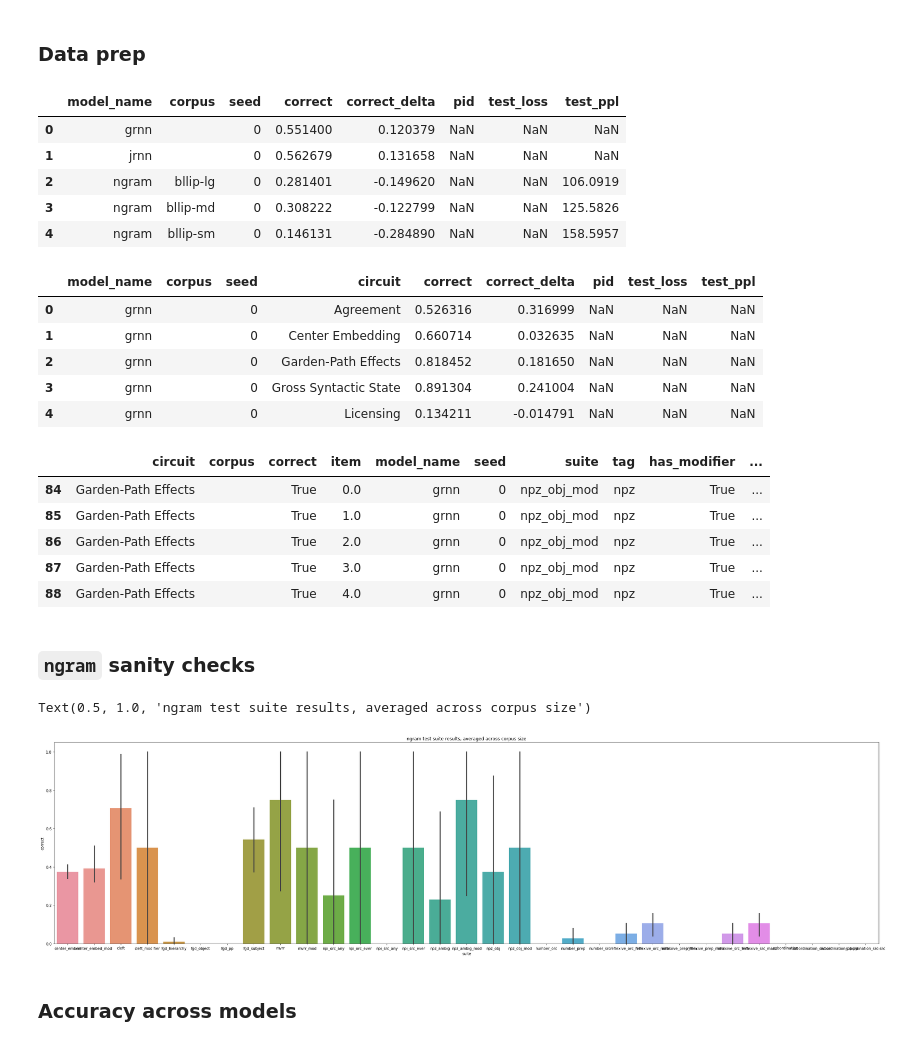
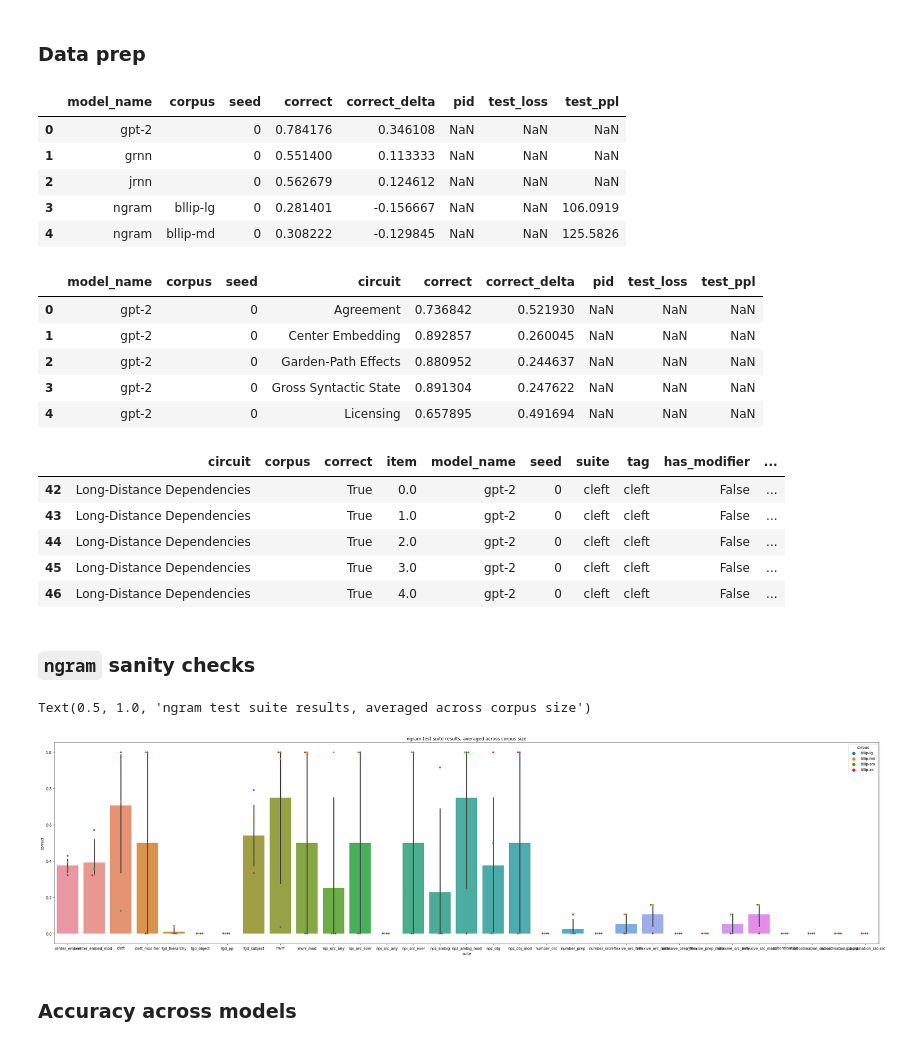
Before and after one commit to cpllab/syntactic-generalization, a Jupyter notebook: notebooks/main.ipynb, the cells around one changed output. Drawn from its saved outputs; the diff is of its cells as text; code cells hidden in the pictures.

```diff
--- a/notebooks/main.ipynb
+++ b/notebooks/main.ipynb
@@ -33,8 +33,8 @@ tag_to_circuit = {tag: circuit
                   for tag in tags}
 # %%
 # Exclusions
-exclude_suite_re = re.compile(r"^fgd-embed[34]|^gardenpath")
-exclude_models = ["1gram", "ngram-no-rand", "nn-nv"]
+exclude_suite_re = re.compile(r"^fgd-embed[34]|^gardenpath|^nn-nv")
+exclude_models = ["1gram", "ngram-no-rand"]
 # %%
 ngram_models = ["ngram", "ngram-single"]
 # %%
@@ -235,11 +218,11 @@ joined_data = pd.DataFrame(joined_data).join(perplexity_df).reset_index()
 joined_data.head()
 # %% [output]
 |  | model_name | corpus | seed | correct | correct_delta | pid | test_loss | test_ppl |
-| 0 | grnn |  | 0 | 0.551400 | 0.120379 | NaN | NaN | NaN |
-| 1 | jrnn |  | 0 | 0.562679 | 0.131658 | NaN | NaN | NaN |
-| 2 | ngram | bllip-lg | 0 | 0.281401 | -0.149620 | NaN | NaN | 106.0919 |
-| 3 | ngram | bllip-md | 0 | 0.308222 | -0.122799 | NaN | NaN | 125.5826 |
-| 4 | ngram | bllip-sm | 0 | 0.146131 | -0.284890 | NaN | NaN | 158.5957 |
+| 0 | gpt-2 |  | 0 | 0.784176 | 0.346108 | NaN | NaN | NaN |
+| 1 | grnn |  | 0 | 0.551400 | 0.113333 | NaN | NaN | NaN |
+| 2 | jrnn |  | 0 | 0.562679 | 0.124612 | NaN | NaN | NaN |
+| 3 | ngram | bllip-lg | 0 | 0.281401 | -0.156667 | NaN | NaN | 106.0919 |
+| 4 | ngram | bllip-md | 0 | 0.308222 | -0.129845 | NaN | NaN | 125.5826 |
 # %%
 # Join PPL and accuracy data, splitting on circuit.
 joined_data_circuits = suites_df.groupby(["model_name", "corpus", "seed", "circuit"])[["correct", "correct_delta"]].agg("mean")
@@ -247,11 +230,11 @@ joined_data_circuits = pd.DataFrame(joined_data_circuits).reset_index().set_inde
 joined_data_circuits.head()
 # %% [output]
 |  | model_name | corpus | seed | circuit | correct | correct_delta | pid | test_loss | test_ppl |
-| 0 | grnn |  | 0 | Agreement | 0.526316 | 0.316999 | NaN | NaN | NaN |
-| 1 | grnn |  | 0 | Center Embedding | 0.660714 | 0.032635 | NaN | NaN | NaN |
-| 2 | grnn |  | 0 | Garden-Path Effects | 0.818452 | 0.181650 | NaN | NaN | NaN |
-| 3 | grnn |  | 0 | Gross Syntactic State | 0.891304 | 0.241004 | NaN | NaN | NaN |
-| 4 | grnn |  | 0 | Licensing | 0.134211 | -0.014791 | NaN | NaN | NaN |
+| 0 | gpt-2 |  | 0 | Agreement | 0.736842 | 0.521930 | NaN | NaN | NaN |
+| 1 | gpt-2 |  | 0 | Center Embedding | 0.892857 | 0.260045 | NaN | NaN | NaN |
+| 2 | gpt-2 |  | 0 | Garden-Path Effects | 0.880952 | 0.244637 | NaN | NaN | NaN |
+| 3 | gpt-2 |  | 0 | Gross Syntactic State | 0.891304 | 0.247622 | NaN | NaN | NaN |
+| 4 | gpt-2 |  | 0 | Licensing | 0.657895 | 0.491694 | NaN | NaN | NaN |
 # %%
 # Analyze stability to modification.
 def has_modifier(ts):
@@ -272,20 +255,21 @@ results_df_mod["test_suite_base"] = results_df_mod.suite.transform(lambda ts: ts
 results_df_mod.head()
 # %% [output]
 |  | circuit | corpus | correct | item | model_name | seed | suite | tag | has_modifier | ... |
-| 84 | Garden-Path Effects |  | True | 0.0 | grnn | 0 | npz_obj_mod | npz | True | ... |
-| 85 | Garden-Path Effects |  | True | 1.0 | grnn | 0 | npz_obj_mod | npz | True | ... |
-| 86 | Garden-Path Effects |  | True | 2.0 | grnn | 0 | npz_obj_mod | npz | True | ... |
-| 87 | Garden-Path Effects |  | True | 3.0 | grnn | 0 | npz_obj_mod | npz | True | ... |
-| 88 | Garden-Path Effects |  | True | 4.0 | grnn | 0 | npz_obj_mod | npz | True | ... |
+| 42 | Long-Distance Dependencies |  | True | 0.0 | gpt-2 | 0 | cleft | cleft | False | ... |
+| 43 | Long-Distance Dependencies |  | True | 1.0 | gpt-2 | 0 | cleft | cleft | False | ... |
+| 44 | Long-Distance Dependencies |  | True | 2.0 | gpt-2 | 0 | cleft | cleft | False | ... |
+| 45 | Long-Distance Dependencies |  | True | 3.0 | gpt-2 | 0 | cleft | cleft | False | ... |
+| 46 | Long-Distance Dependencies |  | True | 4.0 | gpt-2 | 0 | cleft | cleft | False | ... |
 # %% [markdown]
 ### `ngram` sanity checks
 # %%
 plt.subplots(figsize=(40, 10))
 sns.barplot(data=suites_df[suites_df.model_name == "ngram"], x="suite", y="correct")
+sns.swarmplot(data=suites_df[suites_df.model_name == "ngram"], x="suite", y="correct", hue="corpus")
 plt.title("ngram test suite results, averaged across corpus size")
 # %% [output]
 Text(0.5, 1.0, 'ngram test suite results, averaged across corpus size')
-[figure, old version]
+[figure, new version]
 # %%
 if "ngram-no-rand" in suites_df.model_name.unique():
     plt.subplots(figsize=(40, 10))
```
Also changed, not shown: parts of 28 cells of this notebook, 1 other file.
